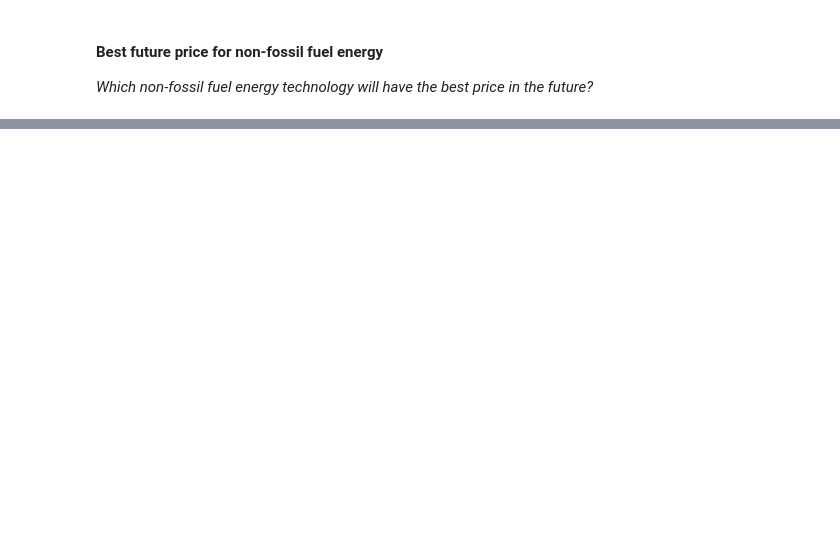
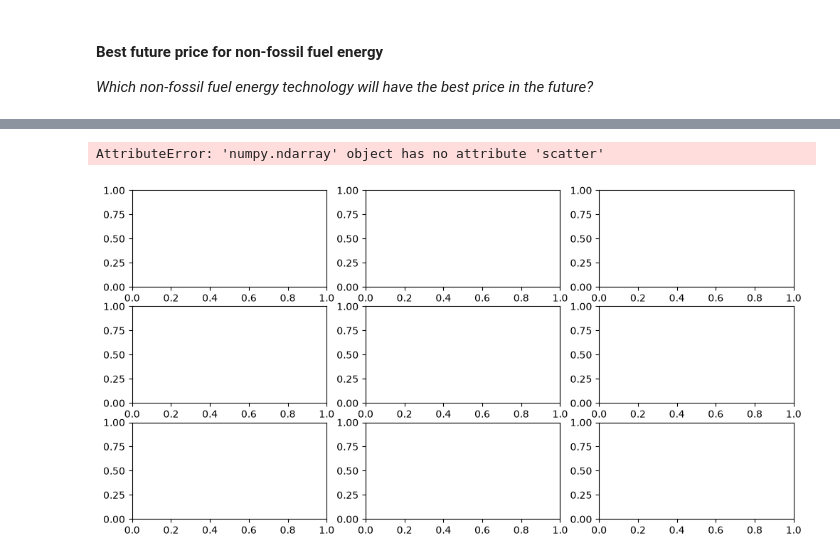
Before and after one commit to majavanput/co2-emissions, a Jupyter notebook: notebooks/co-emissions.ipynb, the cells around one changed output, grey strips where cells are left out. Cells and saved outputs as stored; diff of their text form; code cells hidden in the pictures; blank space fills up the shorter version.

```diff
--- a/notebooks/co-emissions.ipynb
+++ b/notebooks/co-emissions.ipynb
@@ -34,0 +45,28 @@ df_cost_energy = pd.read_csv('../data/levelized-cost-of-energy.csv')
+# %%
+energy_sources = [
+    "Bioenergy",
+    "Geothermal",
+    "Offshore wind",
+    "Solar photovoltaic",
+    "Concentrated solar power",
+    "Hydropower",
+    "Onshore wind"
+]
+
+fig, ax = plt.subplots(3, 3, figsize=(12, 6))
+
+for i, source in enumerate(energy_sources):
+    data = df_cost_energy[['Year', source]].dropna()
+
+    x = data[['Year']]
+    y = data[source]
+    ax[i].scatter(x, y, alpha=0.5, label=source)
+    ax[i].set_xlabel('Year')
+    ax[i].set_ylabel('Cost (USD/kWh)')
+    ax[i].set_title('Energy Costs Over Time')
+    ax[i].legend(loc='upper right')
+
+plt.show()
+# %% [output]
+AttributeError: 'numpy.ndarray' object has no attribute 'scatter'
+[figure, added]
```
Also changed, not shown: parts of 3 cells of this notebook.
